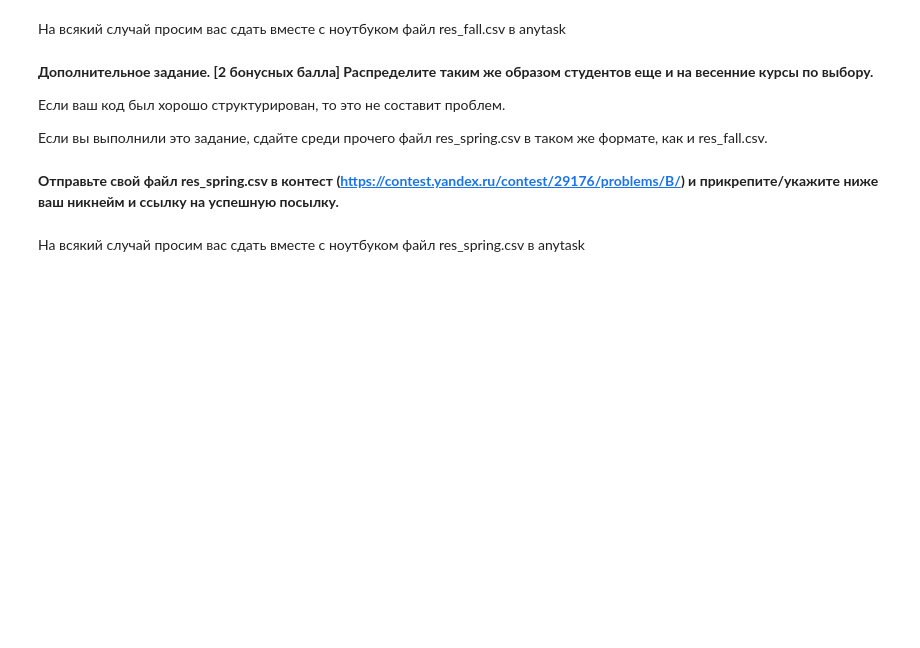
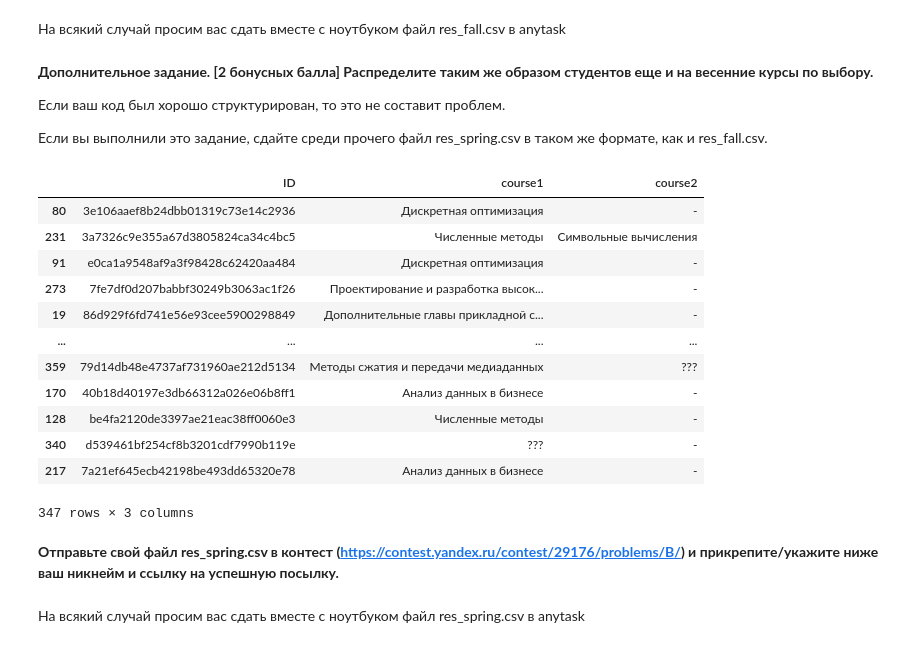
Before and after one commit to Panesher/Machine-Learning, a Jupyter notebook: HW-1/homework_practice_01_pandas.ipynb, the cells around one changed output. Saved outputs shown, nothing was run; the diff lists cells and outputs as text; code cells hidden in the pictures; blank space fills up the shorter version.

Commit message:
spring

```diff
--- a/HW-1/homework_practice_01_pandas.ipynb
+++ b/HW-1/homework_practice_01_pandas.ipynb
@@ -672,0 +755,28 @@ result.to_csv('res_fall.csv', index=None)
+# %%
+# result
+
+df['course2'] = df['spring'].str.split('_').str[1]
+df['spring'] =  df['spring'].str.split('_').str[0]
+df.fillna('', inplace=True)
+df.loc[df['spring'] == '', 'spring'] = '???'
+df.loc[((df['course2'] == '') & (df['spring_cources'] == 2)), 'course2'] = '???'
+df.loc[((df['course2'] == '') & (df['spring_cources'] == 1)), 'course2'] = '-'
+# %%
+# Посмотрим глазками
+
+result = df[['id', 'spring', 'course2']].rename(columns={'id': 'ID', 'spring': 'course1'})
+result
+# %% [output]
+|  | ID | course1 | course2 |
+| 80 | 3e106aaef8b24dbb01319c73e14c2936 | Дискретная оптимизация | - |
+| 231 | 3a7326c9e355a67d3805824ca34c4bc5 | Численные методы | Символьные вычисления |
+| 91 | e0ca1a9548af9a3f98428c62420aa484 | Дискретная оптимизация | - |
+| 273 | 7fe7df0d207babbf30249b3063ac1f26 | Проектирование и разработка высок... | - |
+| 19 | 86d929f6fd741e56e93cee5900298849 | Дополнительные главы прикладной с... | - |
+| ... | ... | ... | ... |
+| 359 | 79d14db48e4737af731960ae212d5134 | Методы сжатия и передачи медиаданных | ??? |
+| 170 | 40b18d40197e3db66312a026e06b8ff1 | Анализ данных в бизнесе | - |
+| 128 | be4fa2120de3397ae21eac38ff0060e3 | Численные методы | - |
+| 340 | d539461bf254cf8b3201cdf7990b119e | ??? | - |
+| 217 | 7a21ef645ecb42198be493dd65320e78 | Анализ данных в бизнесе | - |
+347 rows × 3 columns
```
Also changed, not shown: parts of 15 cells of this notebook, 1 other file.
